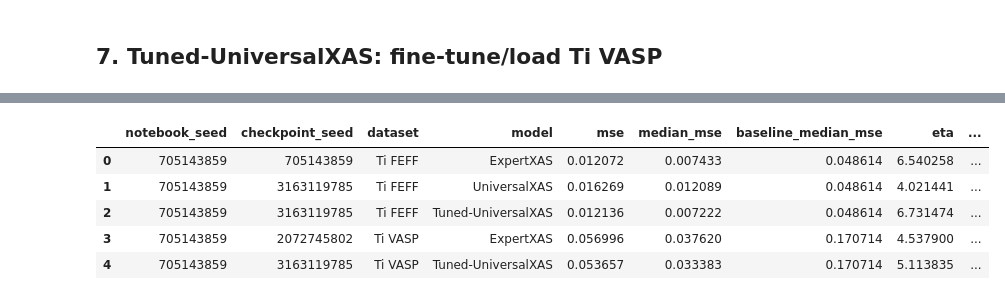
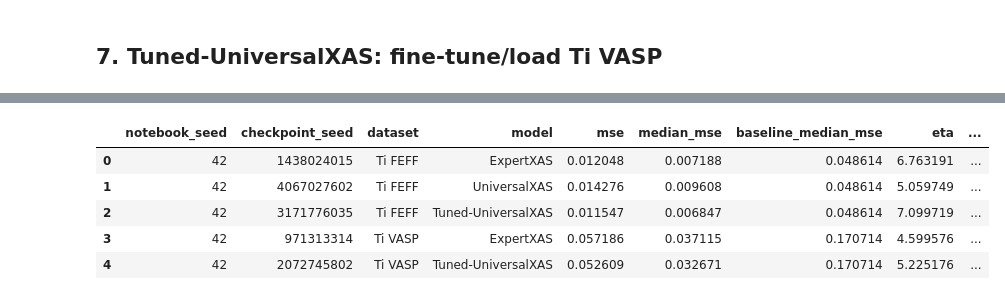
Before and after one commit to AntonYanaky/OmniXAS, a Jupyter notebook: tutorial_omnixas/reproduce_paper_training_ti.ipynb, the cells around one changed output, grey strips where cells are left out. Saved outputs shown, nothing was run; the diff lists cells and outputs as text; code cells hidden in the pictures.

Commit message:
pick best eta

```diff
--- a/tutorial_omnixas/reproduce_paper_training_ti.ipynb
+++ b/tutorial_omnixas/reproduce_paper_training_ti.ipynb
@@ -252,8 +251,6 @@ for run_number, train_seed, run_dir, do_train in ti_feff_expert_jobs:
         early_stopping_patience=PATIENCE,
         initial_lr=INITIAL_LR,
         min_lr=MIN_LR,
-        accelerator=ACCELERATOR,
-        devices=DEVICES,
     )
     if do_train:
         print(f"Training Ti FEFF ExpertXAS run {run_number}/{N_TRAINING_RUNS}, seed={train_seed}:", run_dir)
@@ -344,8 +311,6 @@ for run_number, train_seed, run_dir, do_train in ti_vasp_expert_jobs:
         early_stopping_patience=PATIENCE,
         initial_lr=INITIAL_LR,
         min_lr=MIN_LR,
-        accelerator=ACCELERATOR,
-        devices=DEVICES,
     )
     if do_train:
         print(f"Training Ti VASP ExpertXAS run {run_number}/{N_TRAINING_RUNS}, seed={train_seed}:", run_dir)
@@ -406,8 +372,6 @@ for run_number, train_seed, dropout, start_dir, run_dir, do_train in ti_feff_tun
         early_stopping_patience=PATIENCE,
         initial_lr=INITIAL_LR,
         min_lr=MIN_LR,
-        accelerator=ACCELERATOR,
-        devices=DEVICES,
     )
     ti_feff_tuned_model.load("best")
     if do_train:
@@ -468,8 +433,6 @@ for run_number, train_seed, dropout, start_dir, run_dir, do_train in ti_vasp_tun
         early_stopping_patience=PATIENCE,
         initial_lr=INITIAL_LR,
         min_lr=MIN_LR,
-        accelerator=ACCELERATOR,
-        devices=DEVICES,
     )
     ti_vasp_tuned_model.load("best")
     if do_train:
@@ -506,40 +468,80 @@ paper_eta = {
     ("Ti VASP", "Tuned-UniversalXAS"): 5.27,
 }
 
-comparisons = [
-    ("Ti FEFF", "ExpertXAS", ti_feff_expert_model, ti_feff),
-    ("Ti FEFF", "UniversalXAS", universal_feff_model, ti_feff),
-    ("Ti FEFF", "Tuned-UniversalXAS", ti_feff_tuned_model, ti_feff),
-    ("Ti VASP", "ExpertXAS", ti_vasp_expert_model, ti_vasp),
-    ("Ti VASP", "Tuned-UniversalXAS", ti_vasp_tuned_model, ti_vasp),
-]
 
-rows = []
-for dataset, model_name, model, split in comparisons:
+def median_mse(y_true, y_pred):
+    return float(np.median(np.mean((y_true - y_pred) ** 2, axis=1)))
+
+
+def score_checkpoint(ckpt_path, hidden_dims, batch_size, split):
+    model = XASBlockRegressor(
+        directory=str(ckpt_path.parent),
+        overwrite_save_dir=False,
+        input_dim=INPUT_DIM,
+        output_dim=OUTPUT_DIM,
+        hidden_dims=hidden_dims,
+        batch_size=batch_size,
+        max_epochs=MAX_EPOCHS,
+        early_stopping_patience=PATIENCE,
+        initial_lr=INITIAL_LR,
+        min_lr=MIN_LR,
+    )
+    model.load("best")
+
     pred = model.predict(split.test.X)
     target = split.test.y
     metrics = ModelMetrics(predictions=pred, targets=target)
 
     baseline = np.repeat(split.train.y.mean(axis=0, keepdims=True), len(target), axis=0)
-    baseline_median_mse = float(np.median(np.mean((target - baseline) ** 2, axis=1)))
-    median_mse = float(metrics.median_of_mse_per_spectra)
+    baseline_median_mse = median_mse(target, baseline)
+    model_median_mse = float(metrics.median_of_mse_per_spectra)
 
-    run_dir = Path(model.cfg.directory)
-    seed_match = re.search(r"seed(\d+)", run_dir.name)
-
-    rows.append({
+    seed_match = re.search(r"seed(\d+)", ckpt_path.parent.name)
+    return {
         "notebook_seed": SEED,
         "checkpoint_seed": int(seed_match.group(1)) if seed_match else np.nan,
+        "mse": float(metrics.mse),
+        "median_mse": model_median_mse,
+        "baseline_median_mse": baseline_median_mse,
+        "eta": baseline_median_mse / model_median_mse,
+    }
+
+
+model_specs = [
+    ("Ti FEFF", "ExpertXAS", CKPT_TI_FEFF_EXPERT, TI_FEFF_EXPERT_DIMS, TI_FEFF_BATCH, ti_feff),
+    ("Ti FEFF", "UniversalXAS", CKPT_UNIVERSAL_FEFF, UNIVERSAL_DIMS, UNIVERSAL_BATCH, ti_feff),
+    ("Ti FEFF", "Tuned-UniversalXAS", CKPT_TI_FEFF_TUNED, UNIVERSAL_DIMS, TI_FEFF_BATCH, ti_feff),
+    ("Ti VASP", "ExpertXAS", CKPT_TI_VASP_EXPERT, TI_VASP_EXPERT_DIMS, TI_VASP_BATCH, ti_vasp),
+    ("Ti VASP", "Tuned-UniversalXAS", CKPT_TI_VASP_TUNED, UNIVERSAL_DIMS, TI_VASP_BATCH, ti_vasp),
+]
+
+rows = []
+for dataset, model_name, ckpt_root, hidden_dims, batch_size, split in model_specs:
+    ckpts = sorted(ckpt_root.glob("paper_*/best*.ckpt"))
+    assert ckpts, f"No checkpoints found in {ckpt_root}"
+
+    scored = [score_checkpoint(ckpt, hidden_dims, batch_size, split) for ckpt in ckpts]
+    best = max(scored, key=lambda row: row["eta"])
+    best.update({
         "dataset": dataset,
         "model": model_name,
-        "mse": float(metrics.mse),
-        "median_mse": median_mse,
-        "baseline_median_mse": baseline_median_mse,
-        "eta": baseline_median_mse / median_mse,
-        "paper_eta": paper_eta.get((dataset, model_name), np.nan),
+        "paper_eta": paper_eta[(dataset, model_name)],
     })
+    rows.append(best)
+    print(f"{dataset} / {model_name}: selected eta={best['eta']:.6f}")
 
-results = pd.DataFrame(rows)
+results = pd.DataFrame(rows)[[
+    "notebook_seed",
+    "checkpoint_seed",
+    "dataset",
+    "model",
+    "mse",
+    "median_mse",
+    "baseline_median_mse",
+    "eta",
+    "paper_eta",
+]]
+
 display(results)
 results.to_csv(RESULTS_DIR / "paper_style_ti_results.csv", index=False)
 print("Saved:", RESULTS_DIR / "paper_style_ti_results.csv")
@@ -567,6 +601,6 @@ LOCAL_RANK: 0 - CUDA_VISIBLE_DEVICES: [0]
 |  | notebook_seed | checkpoint_seed | dataset | model | mse | median_mse | baseline_median_mse | eta | ... |
-| 0 | 705143859 | 705143859 | Ti FEFF | ExpertXAS | 0.012072 | 0.007433 | 0.048614 | 6.540258 | ... |
-| 1 | 705143859 | 3163119785 | Ti FEFF | UniversalXAS | 0.016269 | 0.012089 | 0.048614 | 4.021441 | ... |
-| 2 | 705143859 | 3163119785 | Ti FEFF | Tuned-UniversalXAS | 0.012136 | 0.007222 | 0.048614 | 6.731474 | ... |
-| 3 | 705143859 | 2072745802 | Ti VASP | ExpertXAS | 0.056996 | 0.037620 | 0.170714 | 4.537900 | ... |
-| 4 | 705143859 | 3163119785 | Ti VASP | Tuned-UniversalXAS | 0.053657 | 0.033383 | 0.170714 | 5.113835 | ... |
+| 0 | 42 | 1438024015 | Ti FEFF | ExpertXAS | 0.012048 | 0.007188 | 0.048614 | 6.763191 | ... |
+| 1 | 42 | 4067027602 | Ti FEFF | UniversalXAS | 0.014276 | 0.009608 | 0.048614 | 5.059749 | ... |
+| 2 | 42 | 3171776035 | Ti FEFF | Tuned-UniversalXAS | 0.011547 | 0.006847 | 0.048614 | 7.099719 | ... |
+| 3 | 42 | 971313314 | Ti VASP | ExpertXAS | 0.057186 | 0.037115 | 0.170714 | 4.599576 | ... |
+| 4 | 42 | 2072745802 | Ti VASP | Tuned-UniversalXAS | 0.052609 | 0.032671 | 0.170714 | 5.225176 | ... |
```
Also changed, not shown: parts of 8 cells of this notebook, 1 other file.
